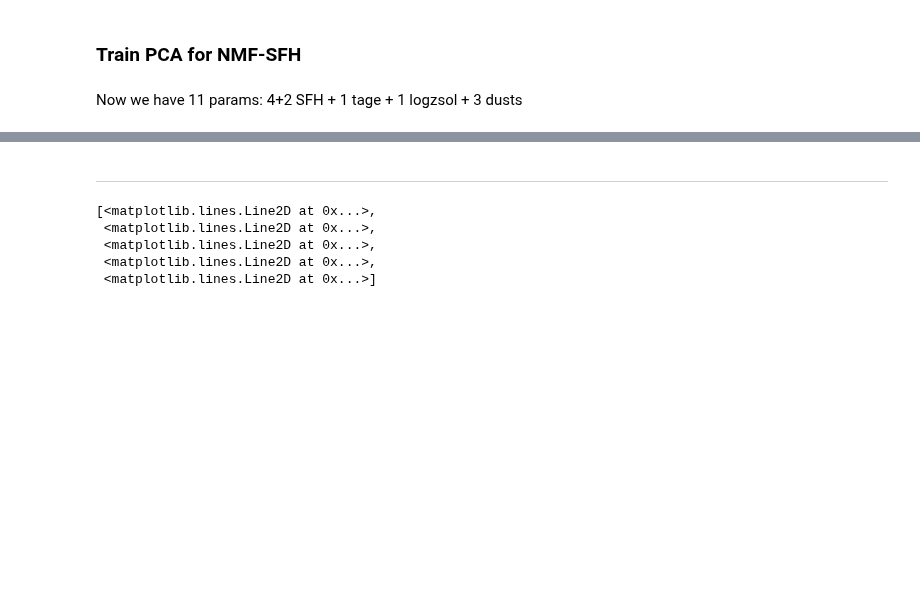
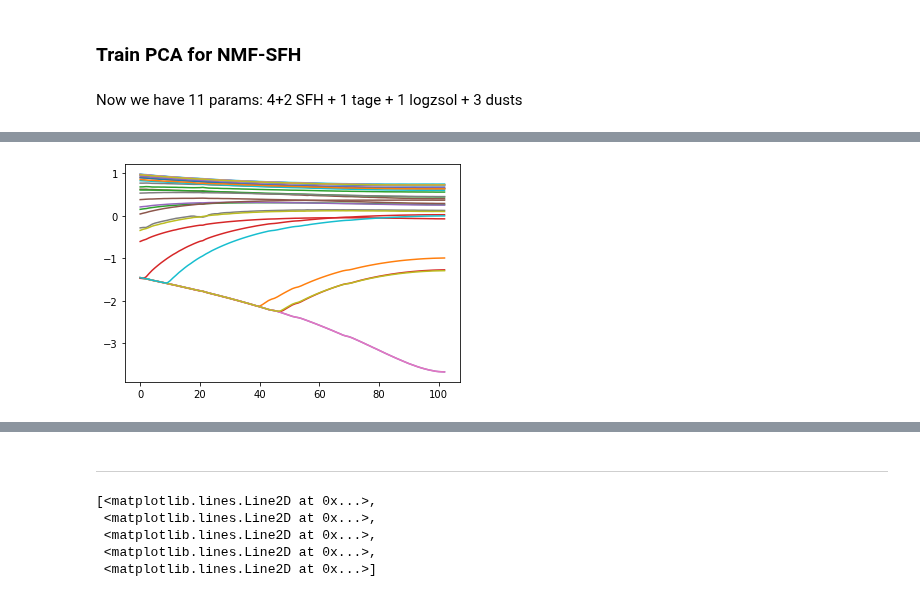
Before and after one commit to AstroJacobLi/popsed, a Jupyter notebook: notebooks/forward_model/NMF/PCA_components_NMF.ipynb, the cells around one changed output, grey strips where cells are left out. Saved outputs shown, nothing was run; the diff lists cells and outputs as text; code cells hidden in the pictures; blank space fills up the shorter version.

```diff
--- a/notebooks/forward_model/NMF/PCA_components_NMF.ipynb
+++ b/notebooks/forward_model/NMF/PCA_components_NMF.ipynb
@@ -104,3 +100,7 @@ pca.train_pca(chunk_size=1000)
+# %%
+plt.plot(pca.normalized_logspec[:30].T);
+# %% [output]
+[figure, added]
 # %%
 log_spec, log_spec_in_basis = pca.validate_pca_basis(
         f'./train_sed_NMF/fsps.NMF.v0.1.log10spectrum.seed4{str_wbin}.npy'
```
Also changed, not shown: parts of 11 cells of this notebook, 3 other files.
